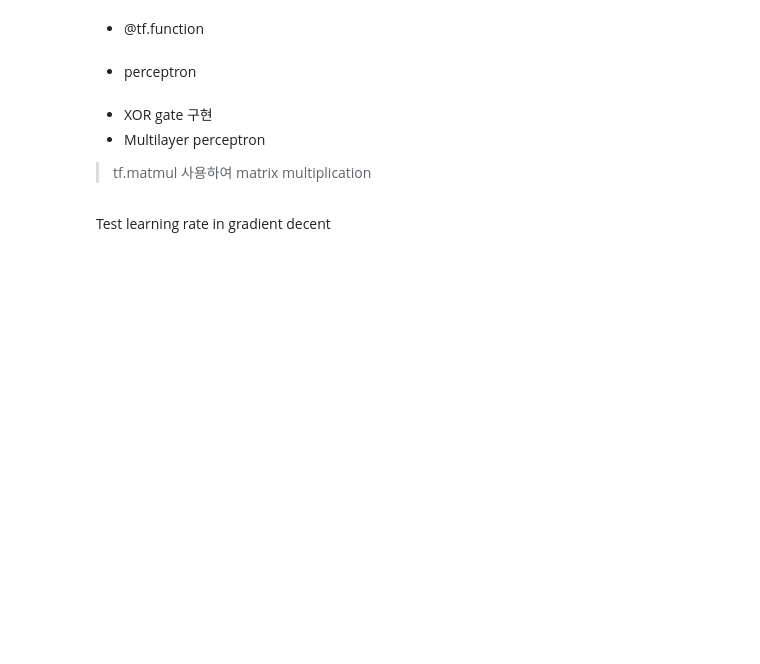
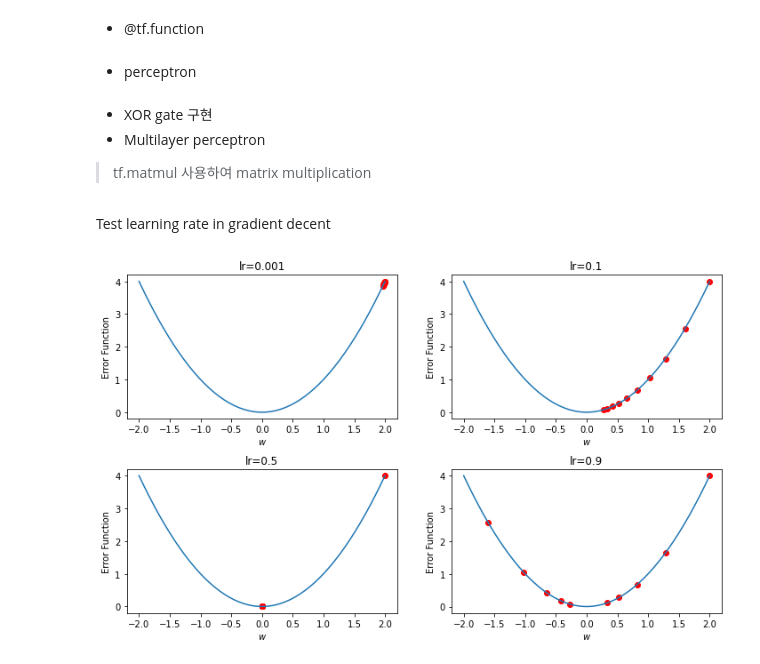
Before and after one commit to shyookml/fdl, a Jupyter notebook: chap3_ex1.ipynb, the cells around one changed output. Cells and saved outputs as stored; diff of their text form; code cells hidden in the pictures; blank space fills up the shorter version.

```diff
--- a/chap3_ex1.ipynb
+++ b/chap3_ex1.ipynb
@@ -120,0 +117,37 @@ def get_derivative(lr):
+# %%
+import numpy as np
+import matplotlib.pyplot as plt
+
+lr_list=[0.001,0.1,0.5,0.9]
+
+def grad_decent(lr):
+  w=2
+  weight=[w]
+
+  y=[w**2]
+
+  for i in range(1,10):
+    dev_value=2*w
+    w-=lr*dev_value
+    weight.append(w)
+    y.append(w**2)
+
+  return weight,y
+
+x=np.linspace(-2,2,50)
+x_square=x**2
+
+fig=plt.figure(figsize=(12,7))
+
+for i,lr in enumerate(lr_list):
+  weight,y=grad_decent(lr)
+  ax=fig.add_subplot(2,2,i+1)
+  ax.scatter(weight,y,color='red')
+  ax.plot(x,x_square)
+  ax.title.set_text('lr='+str(lr))
+  plt.xlabel(r'$w$')
+  plt.ylabel(r'Error Function')
+  plt.subplots_adjust(hspace=0.35)
+plt.show()
+# %% [output]
+[figure, added]
```
Also changed, not shown: parts of 2 cells of this notebook.
